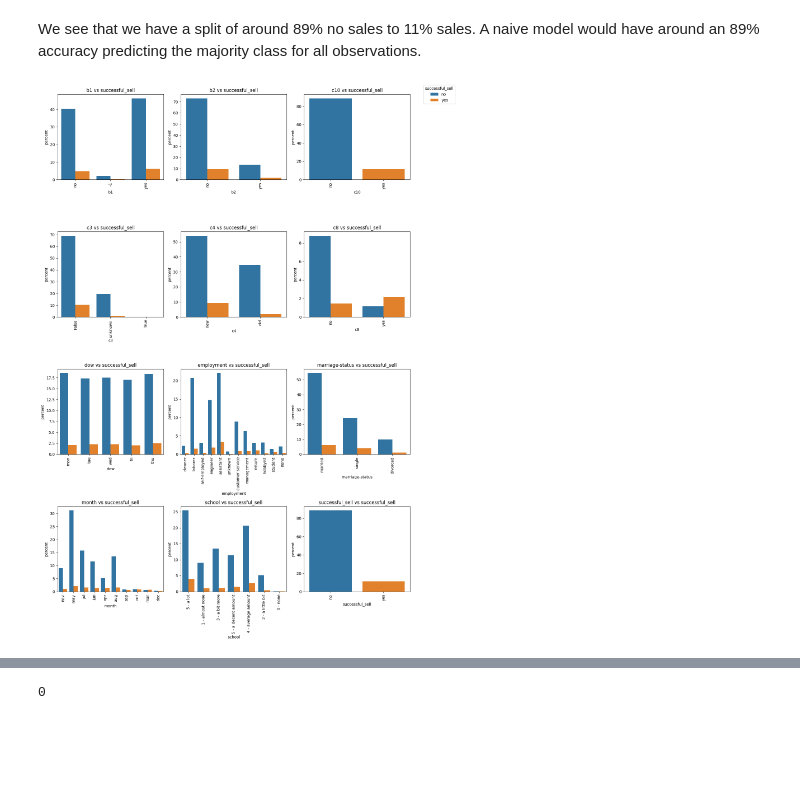
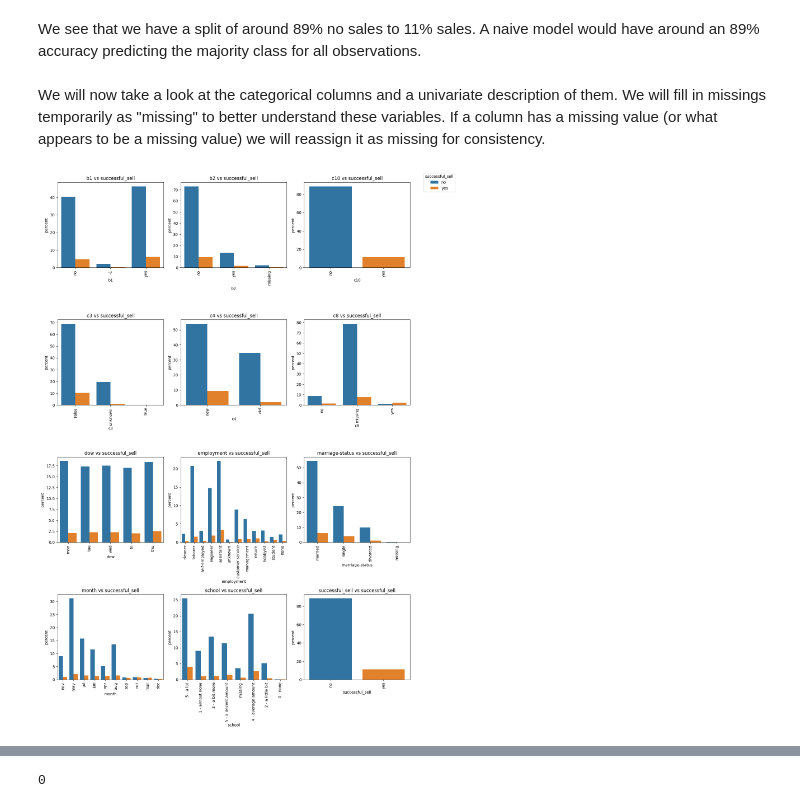
Before and after one commit to ml-rowlands/phd_take_home, a Jupyter notebook: take_home.ipynb, the cells around one changed output, grey strips where cells are left out. Cells and saved outputs as stored; diff of their text form; code cells hidden in the pictures; blank space fills up the shorter version.

```diff
--- a/take_home.ipynb
+++ b/take_home.ipynb
@@ -166,8 +168,30 @@ shape: (2, 2)
 # %% [markdown]
 We see that we have a split of around 89% no sales to 11% sales. A naive model would have around an 89% accuracy predicting the majority class for all observations.
+# %% [markdown]
+We will now take a look at the categorical columns and a univariate description of them. We will fill in missings temporarily as "missing" to better understand these variables. If a column has a missing value (or what appears to be a missing value) we will reassign it as missing for consistency.
 # %%
 # Subset to categorical cols
 cat_cols = [col for col in df_train.columns if df_train[col].dtype == pl.String]
+
+# Ensure all categorical columns are of string type
+df_train = df_train.with_columns(
+    [pl.col(col).cast(pl.Utf8) for col in cat_cols]
+)
+
+
+df_train = df_train.with_columns(
+    [pl.col(col).fill_null('missing').alias(col) for col in cat_cols]
+)
+
+"""
+# Replace specific missing value indicators with 'missing'
+df_train = df_train.with_columns([
+      pl.when(pl.col('b1') == '-1').then('missing').otherwise(pl.col('b1')).alias('b1'),
+      pl.when(pl.col('c3') == 'unknown').then('missing').otherwise(pl.col('c3')).alias('c3'),
+      pl.when(pl.col('employment') == 'unknown').then('missing').otherwise(pl.col('employment')).alias('employment')])
+
+"""
+
 
 fig, axes = plt.subplots(4, 3, figsize=(15, 20))
 
@@ -179,32 +203,32 @@ handles, labels = None, None
 # Iterate over the categorical columns and plot each one
 for i, col in enumerate(cat_cols):
     ax = axes[i]
 
     # Create count plot
     plot = sns.countplot(x=col, hue='successful_sell', data=df_train, ax=ax, stat='percent')
 
     # Capture handles and labels from the first plot
     if i == 0:
         handles, labels = ax.get_legend_handles_labels()
 
     # Remove individual legends if they exist
     if ax.get_legend() is not None:
         ax.get_legend().remove()
 
     # Set the title of the subplot
     ax.set_title(f'{col} vs successful_sell')
 
     # Set the labels for x and y axes
     ax.set_xlabel(col)
     ax.set_ylabel('percent')
     ax.set_xticklabels(ax.get_xticklabels(), rotation=90)
 
 # Create one legend for the entire plot
 fig.legend(handles, labels, title='successful_sell', loc='upper right')
 
 # Adjust the layout and display the plot
 plt.tight_layout(rect=[0, 0, 0.9, 1])  # Leave space for the legend
 plt.show()
 # %% [output]
-[figure, old version]
+[figure, new version]
 # %% [markdown]
```
Also changed, not shown: parts of 15 cells of this notebook, 1 other file.
